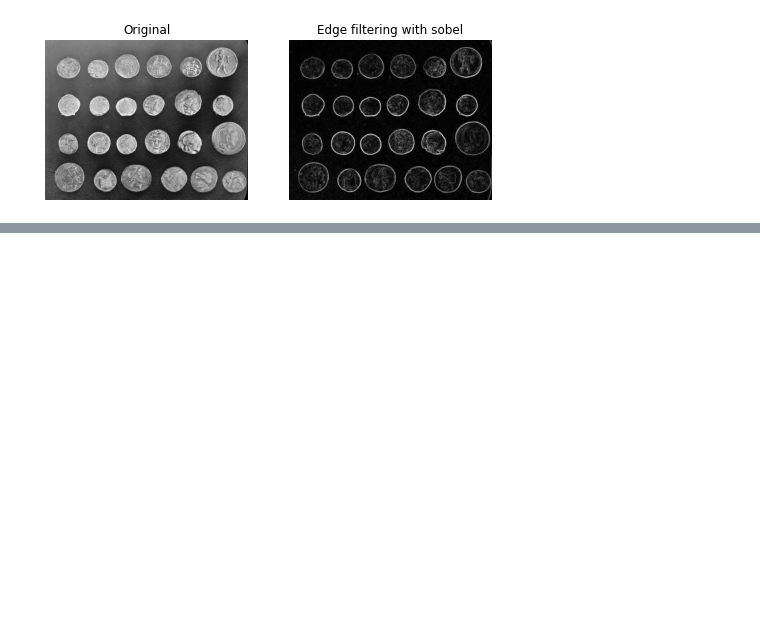
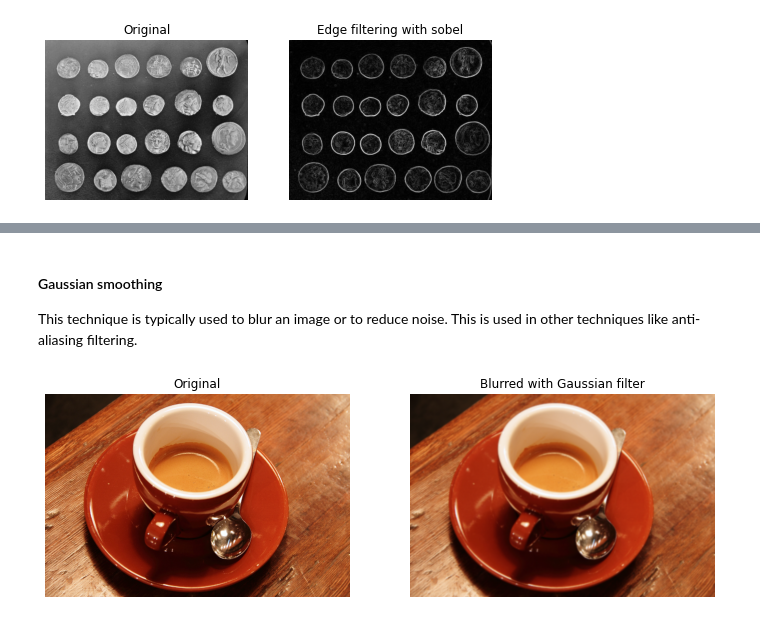
Before and after one commit to azizulkawser/digital_image_processing, a Jupyter notebook: DIP_Tutorial.ipynb, the cells around one changed output, grey strips where cells are left out. Drawn from its saved outputs; the diff is of its cells as text; code cells hidden in the pictures; blank space fills up the shorter version.

```diff
--- a/DIP_Tutorial.ipynb
+++ b/DIP_Tutorial.ipynb
@@ -242,0 +259,14 @@ plot_comparison(coin_image, edge_sobel,"Edge filtering with sobel" )
+# %% [markdown]
+#### Gaussian smoothing
+This technique is typically used to blur an image or to reduce noise. This is used in other techniques like anti-aliasing filtering.
+# %%
+# import module and function
+from skimage.filters import gaussian
+
+#apply filter, multichannel True if color image else False
+gaussian_image = gaussian(coffee_image, multichannel=True)
+
+#show original vs resulting image
+plot_comparison(coffee_image, gaussian_image, "Blurred with Gaussian filter")
+# %% [output]
+[figure, added]
```
Also changed, not shown: parts of 3 cells of this notebook.
